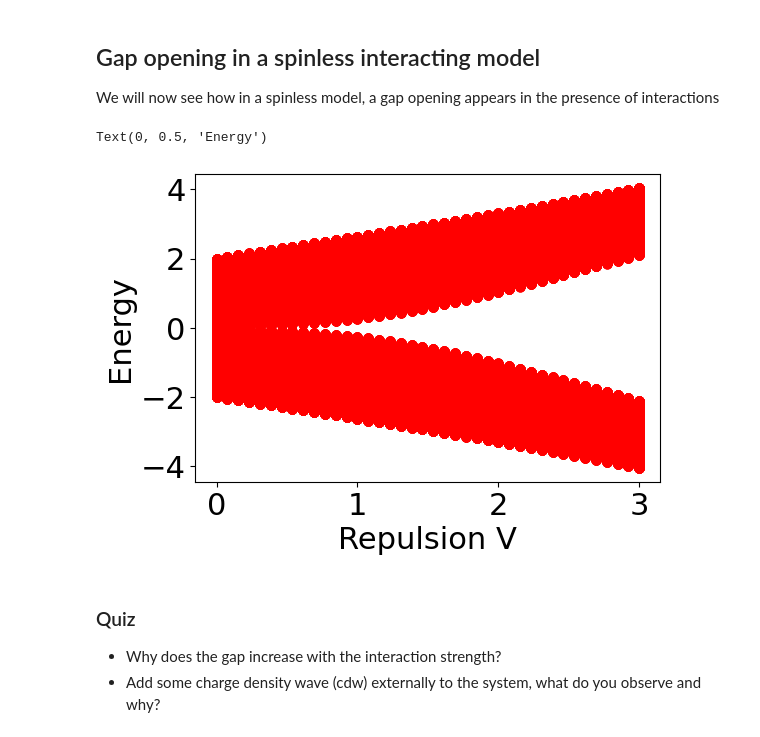
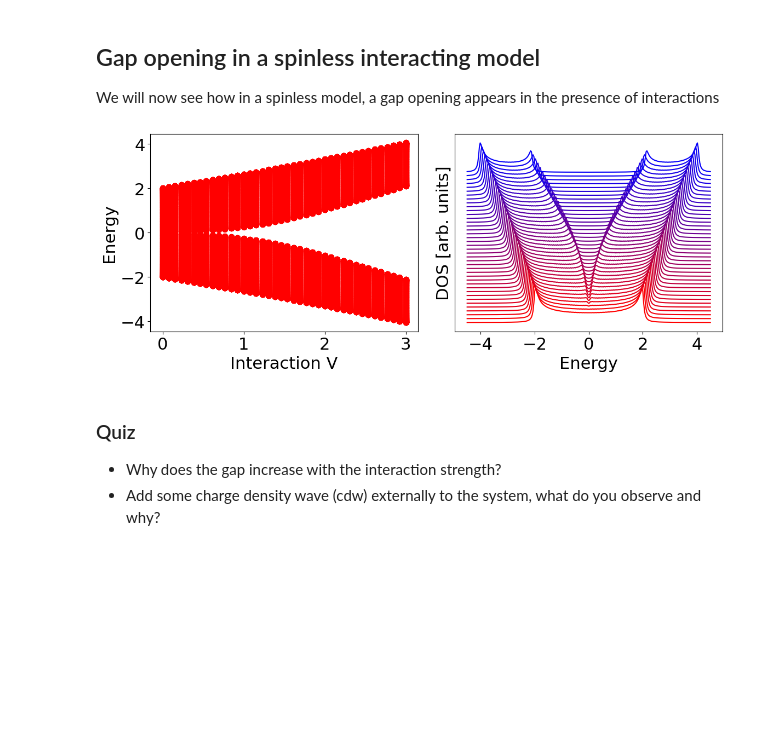
Before and after one commit to joselado/Advanced_Computational_Methods_Physics_2024, a Jupyter notebook: jupyter-notebooks/classical_magnetism.ipynb, the cells around one changed output. Saved outputs shown, nothing was run; the diff lists cells and outputs as text; code cells hidden in the pictures; blank space fills up the shorter version.

```diff
--- a/jupyter-notebooks/classical_magnetism.ipynb
+++ b/jupyter-notebooks/classical_magnetism.ipynb
@@ -183,16 +226,30 @@ Text(0, 0.5, '$\\langle S_z \\rangle $')
 ## Gap opening in the Hubbard model
 We will now see how the Hubbard interaction give rise to a gap opening in an interacting chain
 # %%
-fig = plt.figure(figsize=(6,4))
+fig = plt.figure(figsize=(12,5))
 
 Us = np.linspace(0.,4.0,40)
 
 g = geometry.bichain() # generate a chain
 h0 = g.get_hamiltonian() # generate the Hamiltonian
-
+iU = 0 # counter
 for U in Us:
     h = h0.get_mean_field_hamiltonian(U=U,mf="antiferro",mix=0.9) # perform SCF
+#    h = h0.get_mean_field_hamiltonian(U=U,mf="ferro",mix=0.9) # perform SCF, with a ferromagnetic initialization
     (k,e) = h.get_bands() # compute band structure
-    plt.scatter(e*0. + U,e,c="red",s=40)
+    edos = np.linspace(-3,3.,300) # energies for the DOS
+    (edos,ddos) = h.get_dos(energies=edos)
+    plt.subplot(1,2,1)
+    plt.scatter(e*0. + U,e,c="red",s=50)
+    plt.subplot(1,2,2)
+    c = iU/len(Us) # float for the color of the plot
+    plt.plot(edos,ddos+iU/4.,c=(1-c,0,c))
+    iU += 1
+plt.subplot(1,2,1)
 plt.xlabel("Hubbard U") ; plt.ylabel("Energy")
+
+plt.subplot(1,2,2)
+plt.xlabel("Energy") ; plt.ylabel("DOS [arb. units]") ; plt.yticks([])
+
+plt.tight_layout()
 # %% [output]
@@ -205,22 +261,37 @@ Text(0, 0.5, 'Energy')
 ## Gap opening in a spinless interacting model
 We will now see how in a spinless model, a gap opening appears in the presence of interactions
 # %%
-fig = plt.figure(figsize=(6,4))
+fig = plt.figure(figsize=(12,5))
 
 Vs = np.linspace(0.,3.0,40)
 g = geometry.bichain() # generate a chain with two sites
 h0 = g.get_hamiltonian(has_spin=False) # generate the Hamiltonian
 cdw = 0. # external CDW
 h0.add_sublattice_imbalance(cdw) # add an external CDW
 
+iV = 0
+
+edos = np.linspace(-4.5,4.5,300) # energies for the DOS
+
 for V in Vs:
     h = h0.get_mean_field_hamiltonian(V1=V,mf="CDW",mix=0.9,filling=0.5) # perform SCF
     (k,e) = h.get_bands() # compute band structure
-    plt.scatter(e*0. + V,e,c="red",s=40)
-plt.xlabel("Repulsion V") ; plt.ylabel("Energy")
+    (edos,ddos) = h.get_dos(energies=edos)
+    plt.subplot(1,2,1)
+    plt.scatter(e*0. + V,e,c="red",s=50)
+    plt.subplot(1,2,2)
+    c = iV/len(Us) # float for the color of the plot
+    plt.plot(edos,ddos+iV/8.,c=(1-c,0,c))
+    iV += 1
+plt.subplot(1,2,1)
+plt.xlabel("Interaction V") ; plt.ylabel("Energy")
+
+plt.subplot(1,2,2)
+plt.xlabel("Energy") ; plt.ylabel("DOS [arb. units]") ; plt.yticks([])
+
+plt.tight_layout()
 # %% [output]
-Text(0, 0.5, 'Energy')
-[figure, old version]
+[figure, new version]
 # %% [markdown]
 ### Quiz
 - Why does the gap increase with the interaction strength?
```
Also changed, not shown: parts of 5 cells of this notebook, 8 other files.
